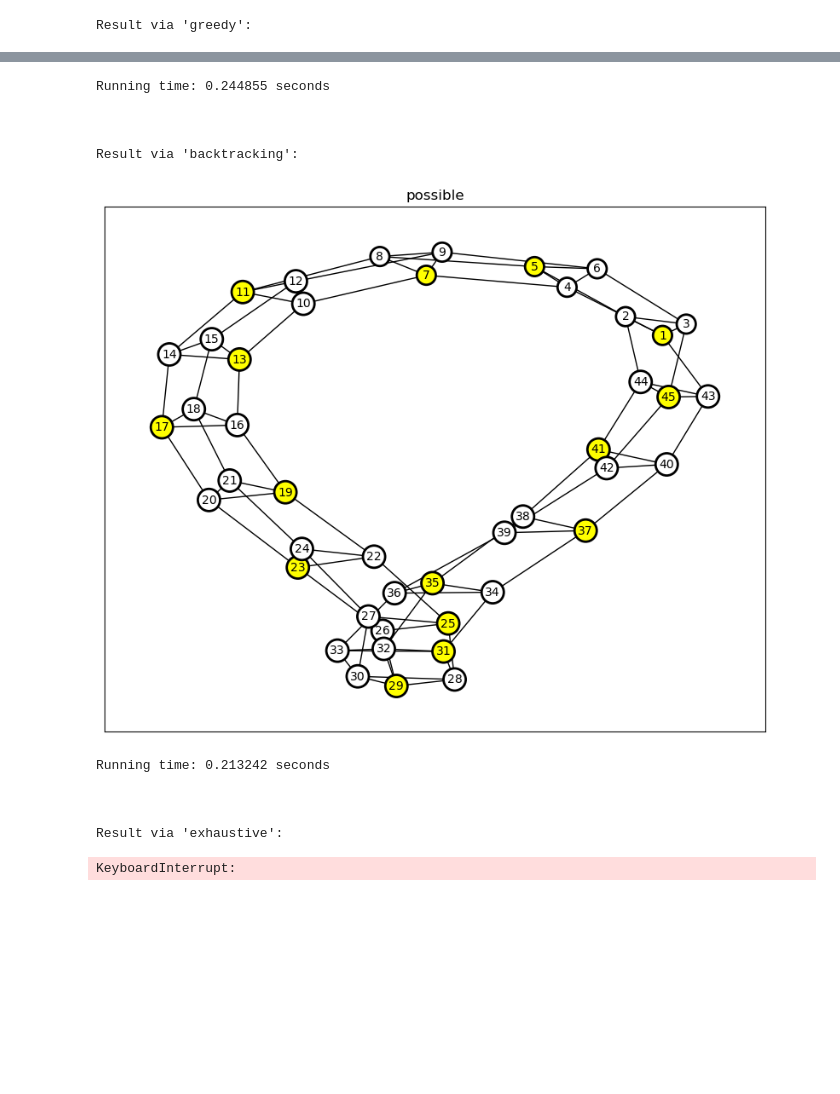
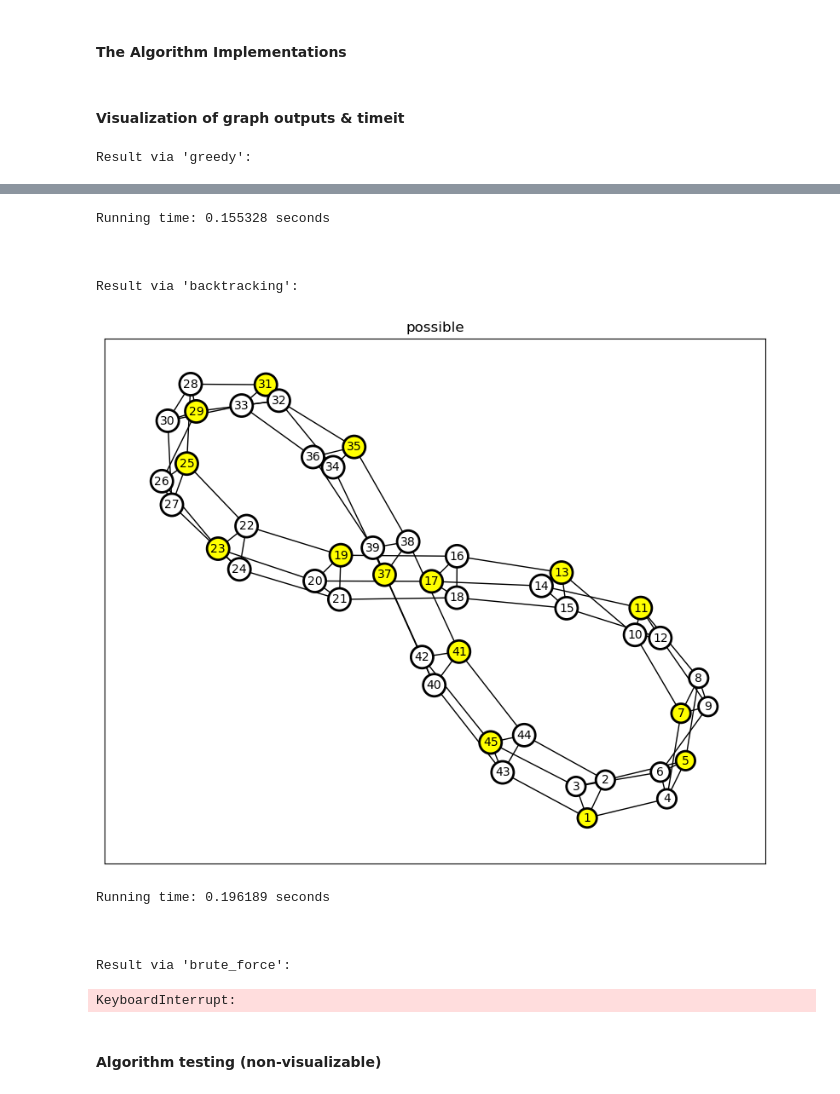
Before and after one commit to mikolajhilgert/jads-alg-project, a Jupyter notebook: DSA.ipynb, the cells around one changed output, grey strips where cells are left out. Drawn from its saved outputs; the diff is of its cells as text; code cells hidden in the pictures; blank space fills up the shorter version.

```diff
--- a/DSA.ipynb
+++ b/DSA.ipynb
@@ -80,3 +158,5 @@ class Graph:
+# %% [markdown]
+#### The Algorithm Implementations
 # %%
 def greedy(graph):
     # Target independent set
@@ -99,9 +179,7 @@ def greedy(graph):
     else:
         return None
 # %%
-import itertools
-
-def exhaustive(graph):
+def brute_force(graph):
     n = len(graph.adjacency_matrix)
     for combination in itertools.combinations(range(n), graph.k):
         if all(graph.adjacency_matrix[i][j] == 0 for i, j in itertools.combinations(combination, 2)):
@@ -143,6 +221,8 @@ def backtracking(graph):
         return current_set  # if a candidate set of size k is found, return it
     else:
         return None  # otherwise, return None
+# %% [markdown]
+#### Visualization of graph outputs & timeit
 # %%
 graph = Graph.from_file('samples/big_1.in')
 t1 = timeit.timeit(lambda: graph.validate_and_show_bins(greedy), number=1)
@@ -151,7 +231,7 @@ print("\n\n")
 t3 = timeit.timeit(lambda: graph.validate_and_show_bins(backtracking), number=1)
 print("Running time: {:.6f} seconds".format(t3))
 print("\n\n")
-t2 = timeit.timeit(lambda: graph.validate_and_show_bins(exhaustive), number=1)
+t2 = timeit.timeit(lambda: graph.validate_and_show_bins(brute_force), number=1)
 print("Running time: {:.6f} seconds".format(t2))
 # %% [output]
 Result via 'greedy':
@@ -159,12 +239,12 @@ Result via 'greedy':
-Running time: 0.244855 seconds
+Running time: 0.155328 seconds
 
 
 
 Result via 'backtracking':
-[figure, old version]
+[figure, new version]
-Running time: 0.213242 seconds
+Running time: 0.196189 seconds
 
 
 
-Result via 'exhaustive':
+Result via 'brute_force':
 KeyboardInterrupt:
@@ -196,3 +251,5 @@ def test_algorithm(alg):
+# %% [markdown]
+#### Algorithm testing (non-visualizable)
 # %%
 test_algorithm(backtracking)
 # %% [output]
```
Also changed, not shown: parts of 10 cells of this notebook.
